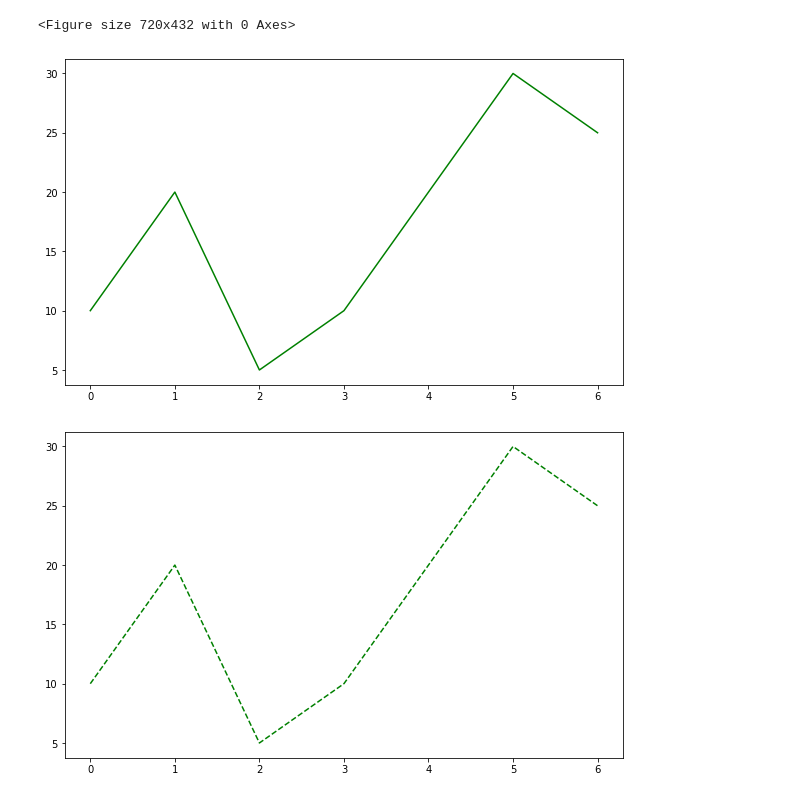
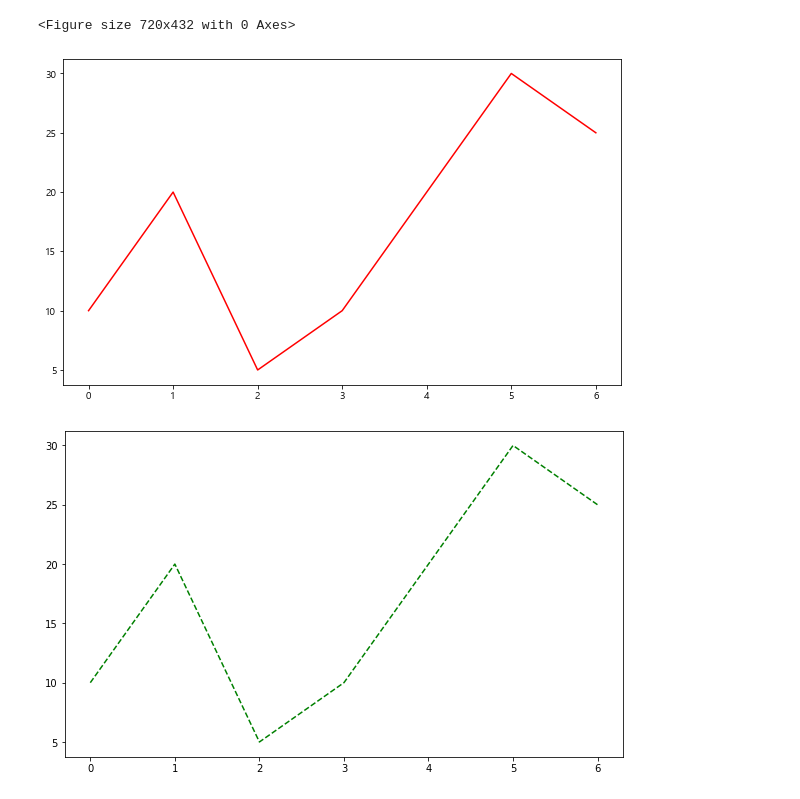
Before and after one commit to papasmf1/python1115, a Jupyter notebook: DemoMatplotlib.ipynb, the cells around one changed output. Drawn from its saved outputs; the diff is of its cells as text; code cells hidden in the pictures.

```diff
--- a/DemoMatplotlib.ipynb
+++ b/DemoMatplotlib.ipynb
@@ -1,20 +1,20 @@
 # %%
 import matplotlib.pyplot as plt
 import numpy as np
 %matplotlib inline
 
 plt.figure(figsize=(10,6))
 
 t = [0, 1, 2, 3, 4, 5, 6]
 y = [10, 20, 5, 10, 20, 30, 25]
 
 plt.figure(figsize=(10,6))
-plt.plot(t, y, color='green')
+plt.plot(t, y, color='red')
 
 plt.show()
 # %% [output]
 <Figure size 720x432 with 0 Axes>
-[figure, old version]
+[figure, new version]
 # %%
 #linestyle을 dashed로 지정한 경우
 plt.figure(figsize=(10,6))
```
Also changed, not shown: parts of 8 cells of this notebook.
